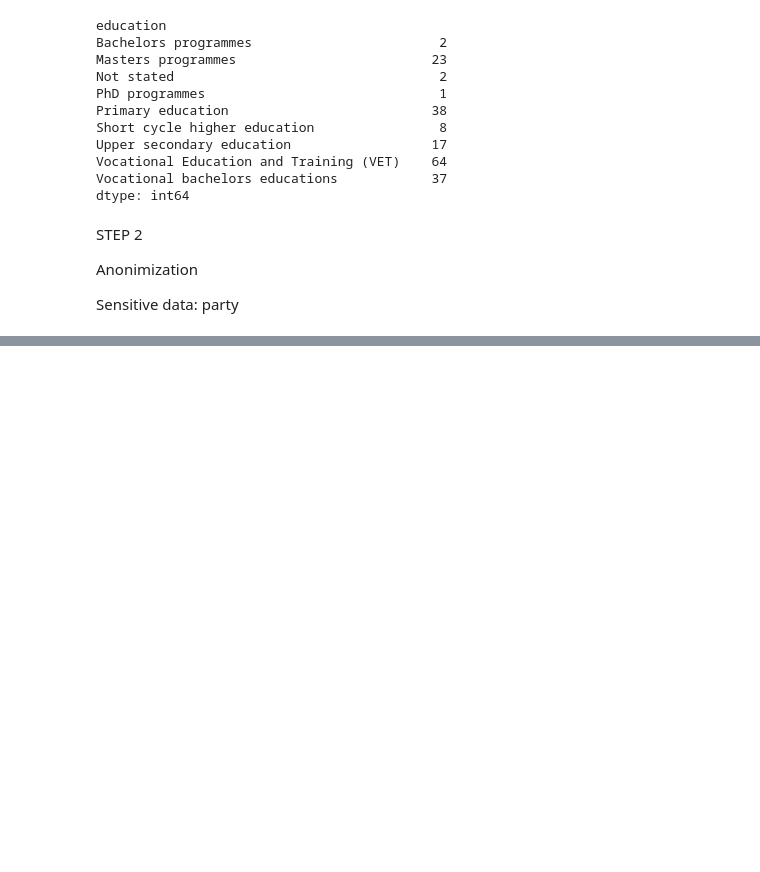
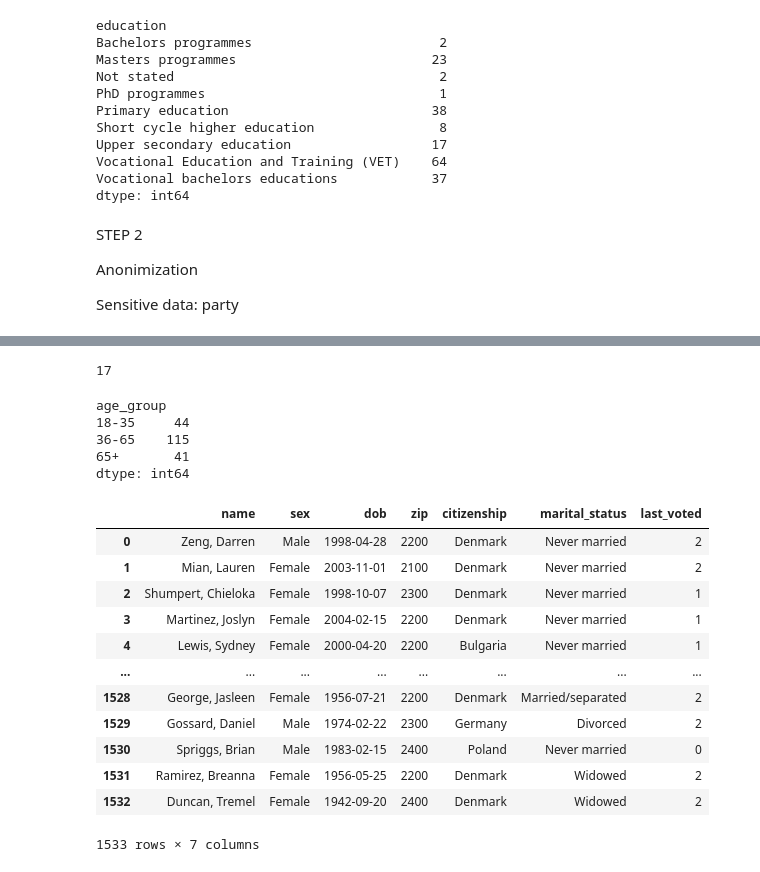
Before and after one commit to biobab/priv_proj, a Jupyter notebook: proj.ipynb, the cells around one changed output, grey strips where cells are left out. Cells and saved outputs as stored; diff of their text form; code cells hidden in the pictures; blank space fills up the shorter version.

```diff
--- a/proj.ipynb
+++ b/proj.ipynb
@@ -588,0 +737,34 @@ party
+# %%
+quasi_identifiers = ["sex", "education", "citizenship", "marital_status", "age_group", "region"]
+k_df = anonymized_survey_data.groupby(quasi_identifiers).size().reset_index(name="count")
+
+k2plus_df = k_df[k_df["count"] >= 2]
+
+k2plus_df.head(50)
+len(k_df[k_df["count"] == 1])
+# %% [output]
+17
+# %%
+anonymized_survey_data.groupby(["age_group"]).size()
+# %% [output]
+age_group
+18-35     44
+36-65    115
+65+       41
+dtype: int64
+# %%
+public
+# %% [output]
+|  | name | sex | dob | zip | citizenship | marital_status | last_voted |
+| 0 | Zeng, Darren | Male | 1998-04-28 | 2200 | Denmark | Never married | 2 |
+| 1 | Mian, Lauren | Female | 2003-11-01 | 2100 | Denmark | Never married | 2 |
+| 2 | Shumpert, Chieloka | Female | 1998-10-07 | 2300 | Denmark | Never married | 1 |
+| 3 | Martinez, Joslyn | Female | 2004-02-15 | 2200 | Denmark | Never married | 1 |
+| 4 | Lewis, Sydney | Female | 2000-04-20 | 2200 | Bulgaria | Never married | 1 |
+| ... | ... | ... | ... | ... | ... | ... | ... |
+| 1528 | George, Jasleen | Female | 1956-07-21 | 2200 | Denmark | Married/separated | 2 |
+| 1529 | Gossard, Daniel | Male | 1974-02-22 | 2300 | Germany | Divorced | 2 |
+| 1530 | Spriggs, Brian | Male | 1983-02-15 | 2400 | Poland | Never married | 0 |
+| 1531 | Ramirez, Breanna | Female | 1956-05-25 | 2200 | Denmark | Widowed | 2 |
+| 1532 | Duncan, Tremel | Female | 1942-09-20 | 2400 | Denmark | Widowed | 2 |
+1533 rows × 7 columns
```
Also changed, not shown: parts of 6 cells of this notebook.
